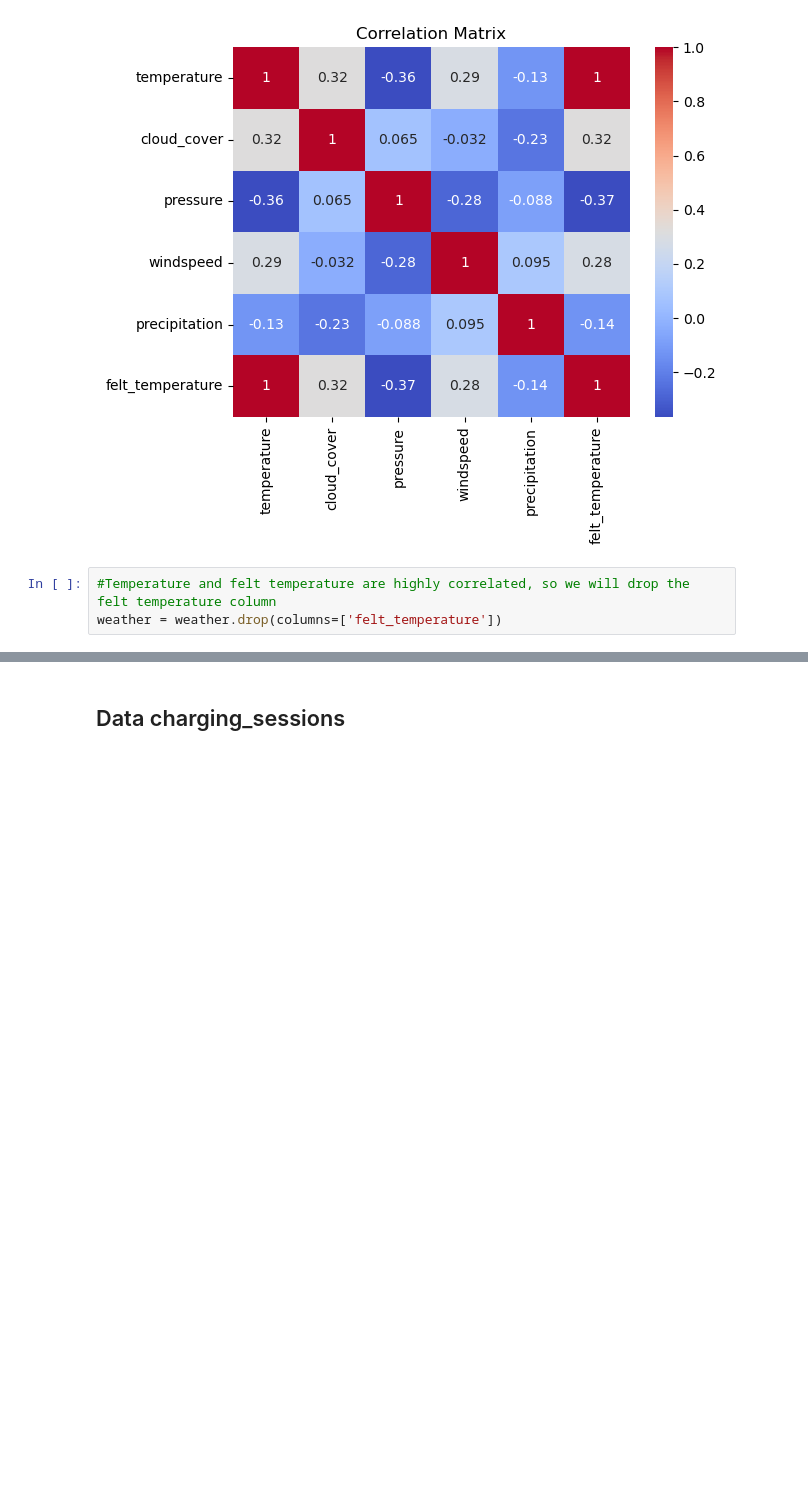
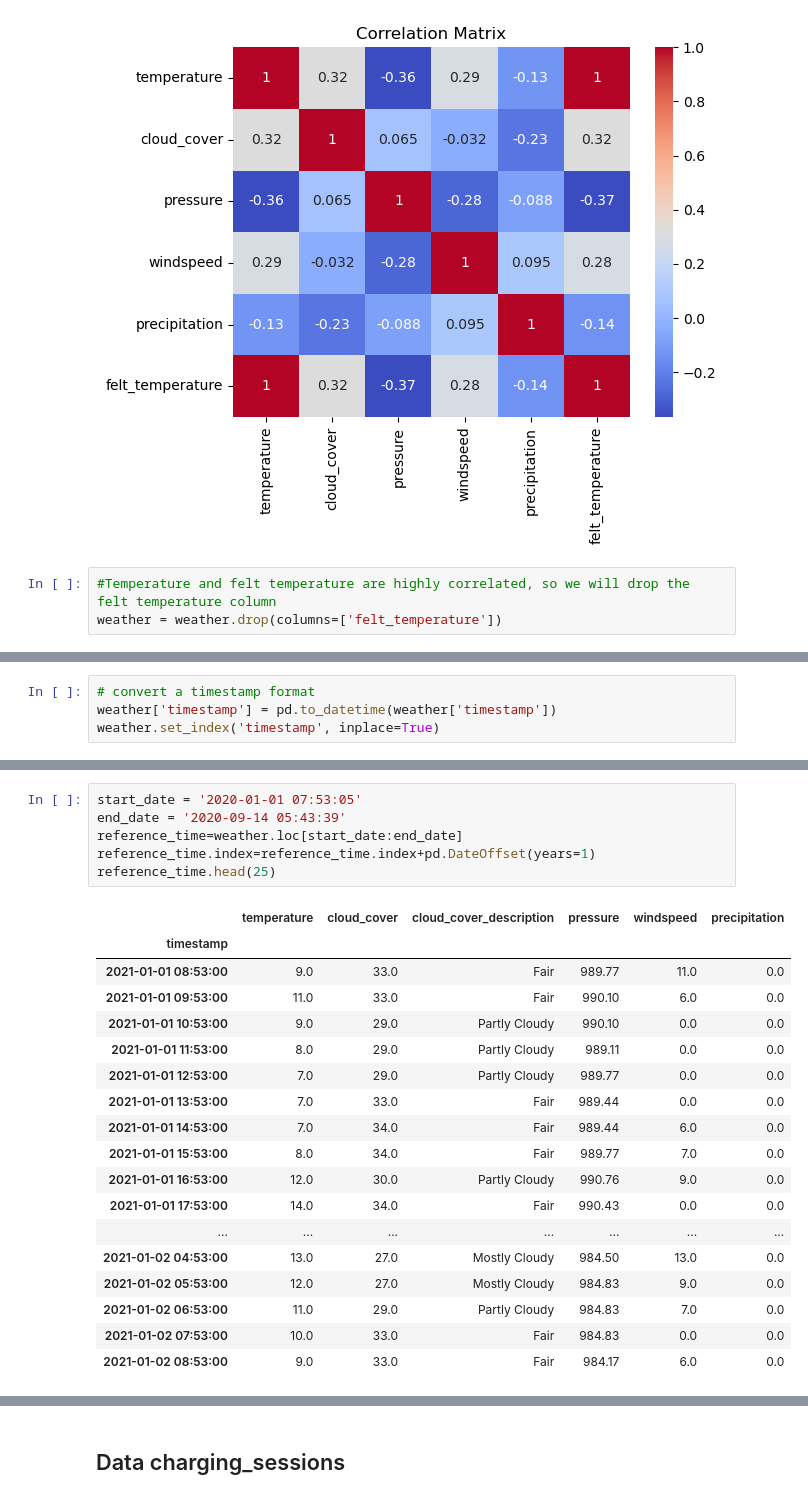
Before and after one commit to JanRkck/AA24, a Jupyter notebook: merged_notebook.ipynb, the cells around one changed output, grey strips where cells are left out. Saved outputs shown, nothing was run; the diff lists cells and outputs as text; blank space fills up the shorter version.

```diff
--- a/merged_notebook.ipynb
+++ b/merged_notebook.ipynb
@@ -354,0 +380,4 @@ weather = weather.drop(columns=['felt_temperature'])
+# %%
+# convert a timestamp format
+weather['timestamp'] = pd.to_datetime(weather['timestamp'])
+weather.set_index('timestamp', inplace=True)
@@ -354,0 +422,25 @@ weather = weather.drop(columns=['felt_temperature'])
+# %%
+start_date = '2020-01-01 07:53:05'
+end_date = '2020-09-14 05:43:39'
+reference_time=weather.loc[start_date:end_date]
+reference_time.index=reference_time.index+pd.DateOffset(years=1)
+reference_time.head(25)
+# %% [output]
+|  | temperature | cloud_cover | cloud_cover_description | pressure | windspeed | precipitation |
+| timestamp |  |  |  |  |  |  |
+| 2021-01-01 08:53:00 | 9.0 | 33.0 | Fair | 989.77 | 11.0 | 0.0 |
+| 2021-01-01 09:53:00 | 11.0 | 33.0 | Fair | 990.10 | 6.0 | 0.0 |
+| 2021-01-01 10:53:00 | 9.0 | 29.0 | Partly Cloudy | 990.10 | 0.0 | 0.0 |
+| 2021-01-01 11:53:00 | 8.0 | 29.0 | Partly Cloudy | 989.11 | 0.0 | 0.0 |
+| 2021-01-01 12:53:00 | 7.0 | 29.0 | Partly Cloudy | 989.77 | 0.0 | 0.0 |
+| 2021-01-01 13:53:00 | 7.0 | 33.0 | Fair | 989.44 | 0.0 | 0.0 |
+| 2021-01-01 14:53:00 | 7.0 | 34.0 | Fair | 989.44 | 6.0 | 0.0 |
+| 2021-01-01 15:53:00 | 8.0 | 34.0 | Fair | 989.77 | 7.0 | 0.0 |
+| 2021-01-01 16:53:00 | 12.0 | 30.0 | Partly Cloudy | 990.76 | 9.0 | 0.0 |
+| 2021-01-01 17:53:00 | 14.0 | 34.0 | Fair | 990.43 | 0.0 | 0.0 |
+| ... | ... | ... | ... | ... | ... | ... |
+| 2021-01-02 04:53:00 | 13.0 | 27.0 | Mostly Cloudy | 984.50 | 13.0 | 0.0 |
+| 2021-01-02 05:53:00 | 12.0 | 27.0 | Mostly Cloudy | 984.83 | 9.0 | 0.0 |
+| 2021-01-02 06:53:00 | 11.0 | 29.0 | Partly Cloudy | 984.83 | 7.0 | 0.0 |
+| 2021-01-02 07:53:00 | 10.0 | 33.0 | Fair | 984.83 | 0.0 | 0.0 |
+| 2021-01-02 08:53:00 | 9.0 | 33.0 | Fair | 984.17 | 6.0 | 0.0 |
```
Also changed, not shown: parts of 23 cells of this notebook.
